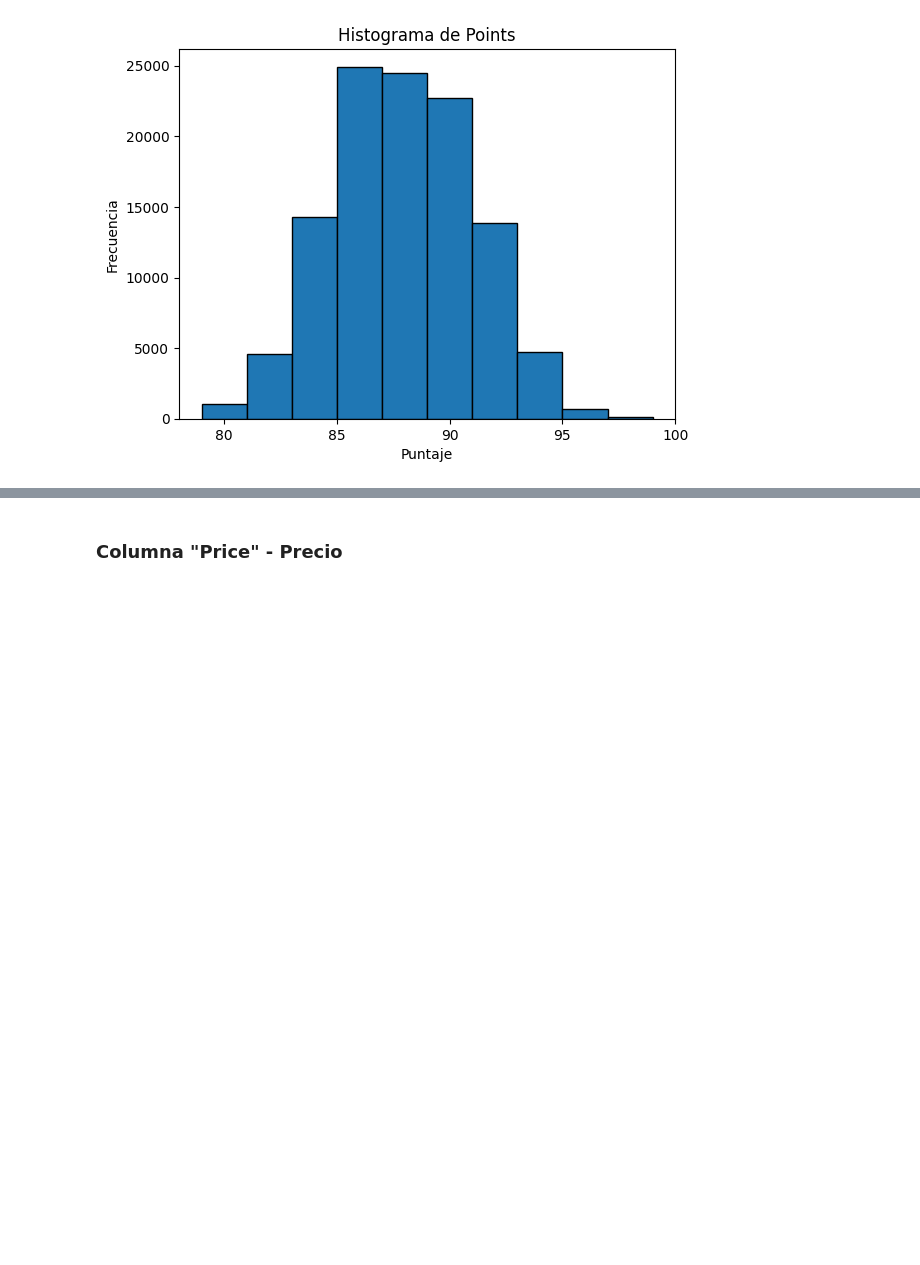
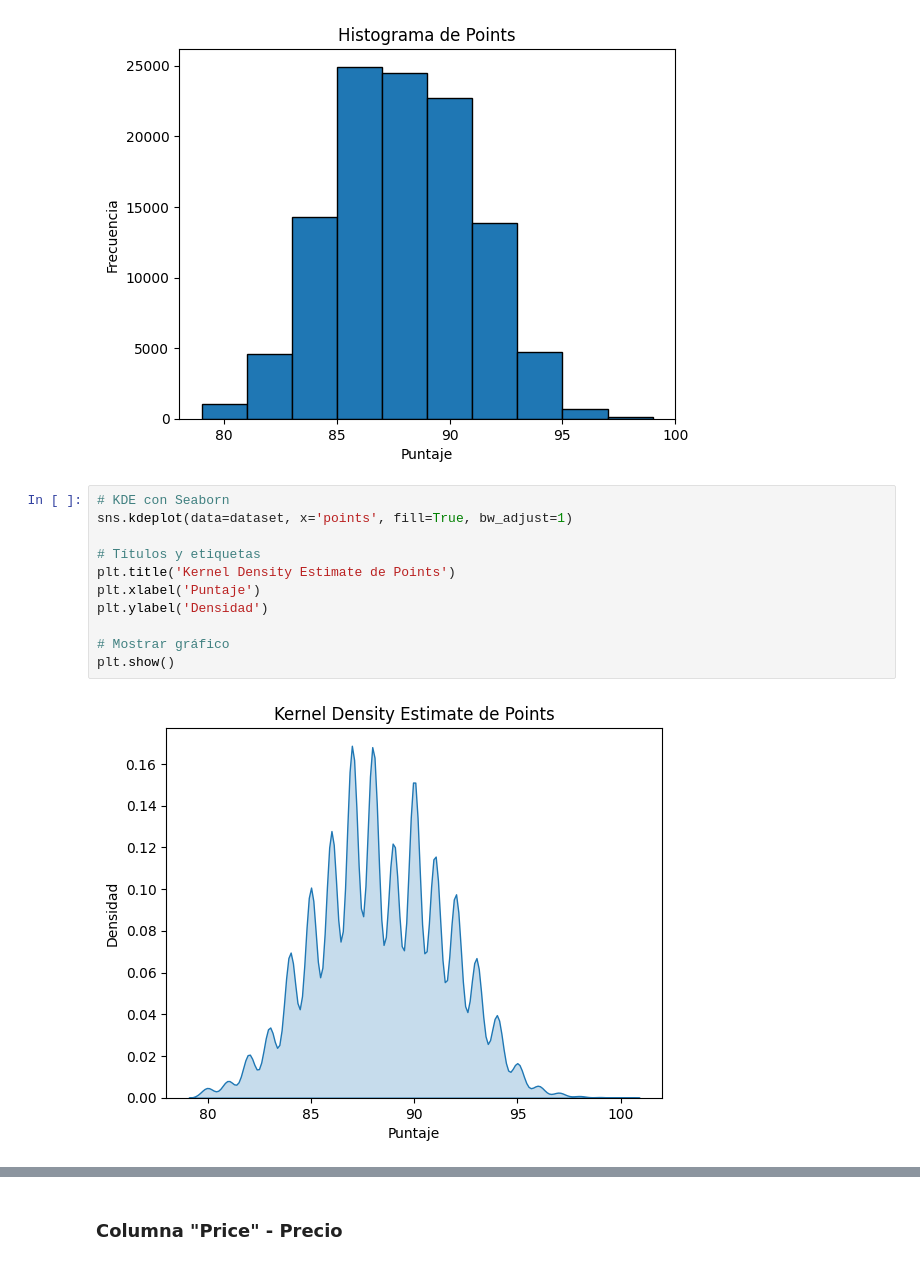
Before and after one commit to GustavMartinez/eda_python, a Jupyter notebook: 002_wine_products/step_2_eda.ipynb, the cells around one changed output, grey strips where cells are left out. Cells and saved outputs as stored; diff of their text form; blank space fills up the shorter version.

Commit message:
kde, boxplot and violin plot

```diff
--- a/002_wine_products/step_2_eda.ipynb
+++ b/002_wine_products/step_2_eda.ipynb
@@ -248,3 +248,16 @@ plt.xticks([80, 85, 90, 95, 100])  # Marcar los bordes de los intervalos
 plt.show()
 # %% [output]
 [figure]
+# %%
+# KDE con Seaborn
+sns.kdeplot(data=dataset, x='points', fill=True, bw_adjust=1)
+
+# Títulos y etiquetas
+plt.title('Kernel Density Estimate de Points')
+plt.xlabel('Puntaje')
+plt.ylabel('Densidad')
+
+# Mostrar gráfico
+plt.show()
+# %% [output]
+[figure, added]
```
Also changed, not shown: parts of 2 cells of this notebook.
